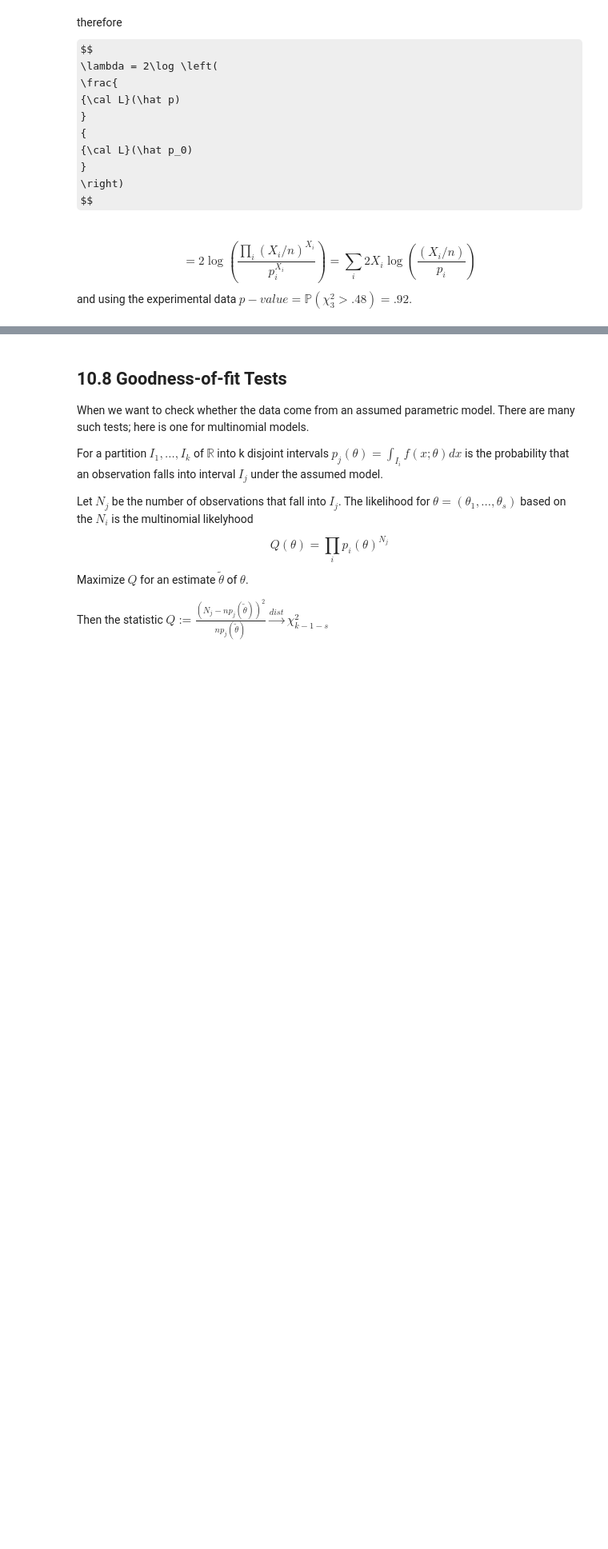
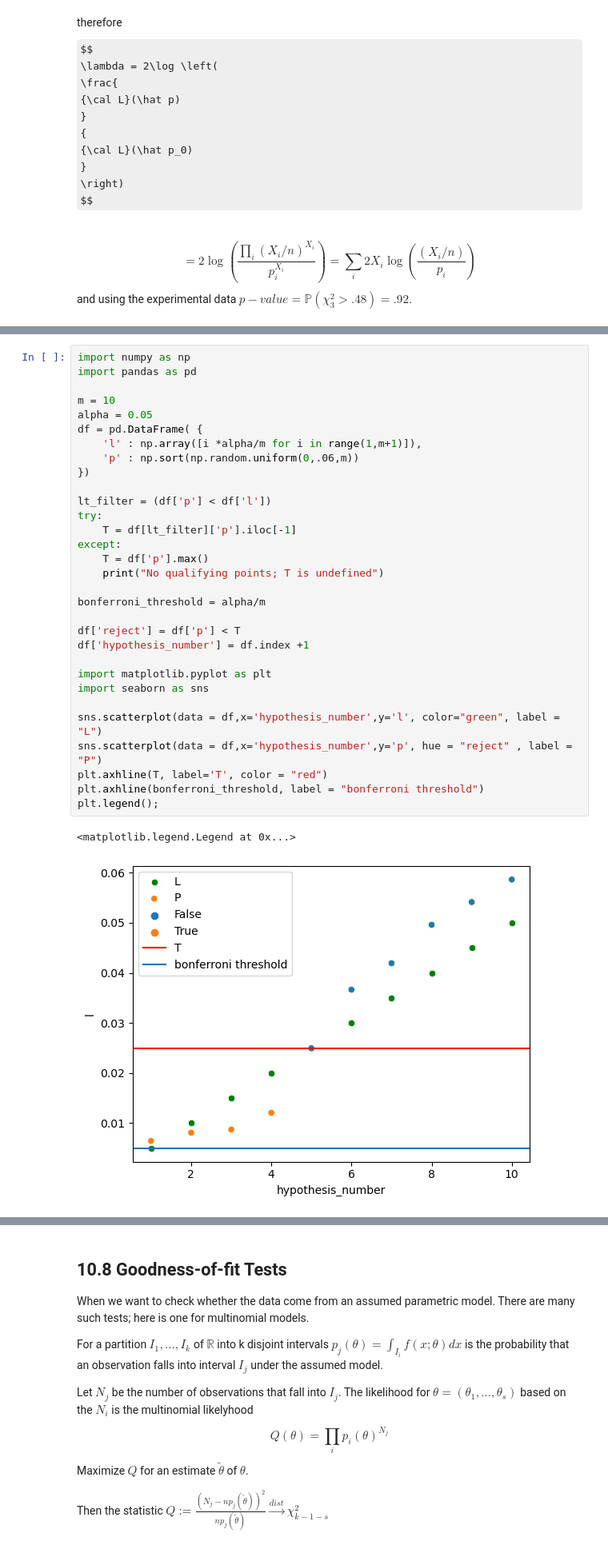
Before and after one commit to davidcherney/Wasserman_notes, a Jupyter notebook: notes_part_II.ipynb, the cells around one changed output, grey strips where cells are left out. Shown at 80% size. Drawn from its saved outputs; the diff is of its cells as text; some formulas as TeX source; blank space fills up the shorter version.

Commit message:
added sectoin on multiple hypothesis testing

```diff
--- a/notes_part_II.ipynb
+++ b/notes_part_II.ipynb
@@ -1583,0 +1599,34 @@ Austin called this statistics packing.
+# %%
+import numpy as np
+import pandas as pd
+
+m = 10
+alpha = 0.05
+df = pd.DataFrame( {
+    'l' : np.array([i *alpha/m for i in range(1,m+1)]),
+    'p' : np.sort(np.random.uniform(0,.06,m))
+})
+
+lt_filter = (df['p'] < df['l'])
+try:
+    T = df[lt_filter]['p'].iloc[-1]
+except:
+    T = df['p'].max()
+    print("No qualifying points; T is undefined")
+
+bonferroni_threshold = alpha/m
+
+df['reject'] = df['p'] < T
+df['hypothesis_number'] = df.index +1
+
+import matplotlib.pyplot as plt
+import seaborn as sns
+
+sns.scatterplot(data = df,x='hypothesis_number',y='l', color="green", label = "L")
+sns.scatterplot(data = df,x='hypothesis_number',y='p', hue = "reject" , label = "P")
+plt.axhline(T, label='T', color = "red")
+plt.axhline(bonferroni_threshold, label = "bonferroni threshold")
+plt.legend();
+# %% [output]
+<matplotlib.legend.Legend at 0x...>
+[figure, added]
```
Also changed, not shown: parts of 11 cells of this notebook, 1 other file.
